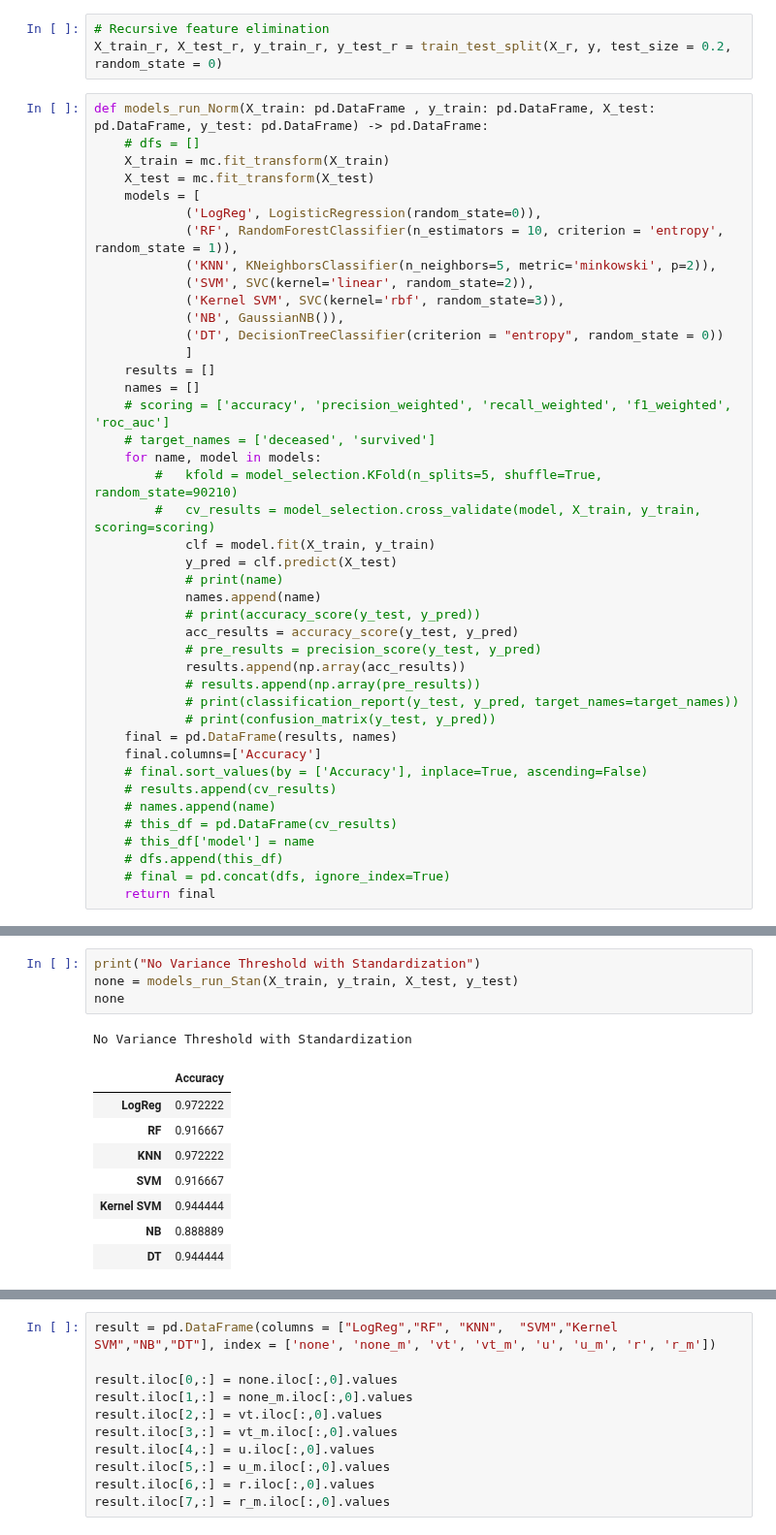
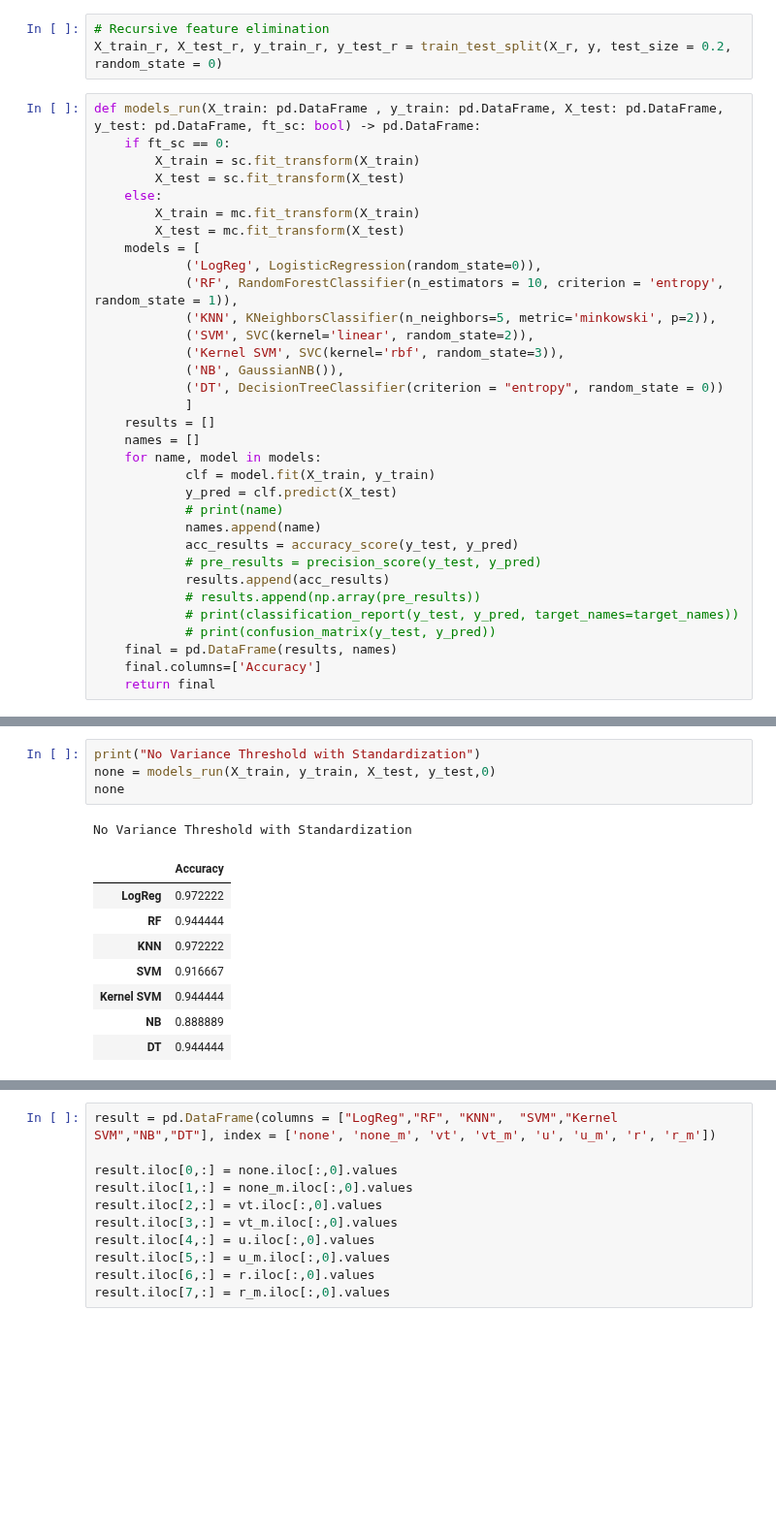
Before and after one commit to omgitsmj24/BOOT_AI_INTERN, a Jupyter notebook: Data Preprocessing/Week2/wine.ipynb, the cells around one changed output, grey strips where cells are left out. Shown at 97% size. Saved outputs shown, nothing was run; the diff lists cells and outputs as text; blank space fills up the shorter version.

Commit message:
some regression model and add a parameter to model_run function and visualize rfecv

```diff
--- a/Data Preprocessing/Week2/wine.ipynb
+++ b/Data Preprocessing/Week2/wine.ipynb
@@ -218,10 +244,13 @@ X_train, X_test, y_train, y_test = train_test_split(X, y, test_size = 0.2, rando
 # Recursive feature elimination
 X_train_r, X_test_r, y_train_r, y_test_r = train_test_split(X_r, y, test_size = 0.2, random_state = 0)
 # %%
-def models_run_Norm(X_train: pd.DataFrame , y_train: pd.DataFrame, X_test: pd.DataFrame, y_test: pd.DataFrame) -> pd.DataFrame:
-    # dfs = []
-    X_train = mc.fit_transform(X_train)
-    X_test = mc.fit_transform(X_test)
+def models_run(X_train: pd.DataFrame , y_train: pd.DataFrame, X_test: pd.DataFrame, y_test: pd.DataFrame, ft_sc: bool) -> pd.DataFrame:
+    if ft_sc == 0:
+        X_train = sc.fit_transform(X_train)
+        X_test = sc.fit_transform(X_test)
+    else:
+        X_train = mc.fit_transform(X_train)
+        X_test = mc.fit_transform(X_test)
     models = [
             ('LogReg', LogisticRegression(random_state=0)),
             ('RF', RandomForestClassifier(n_estimators = 10, criterion = 'entropy', random_state = 1)),
@@ -233,29 +262,17 @@ def models_run_Norm(X_train: pd.DataFrame , y_train: pd.DataFrame, X_test: pd.Da
             ]
     results = []
     names = []
-    # scoring = ['accuracy', 'precision_weighted', 'recall_weighted', 'f1_weighted', 'roc_auc']
-    # target_names = ['deceased', 'survived']
     for name, model in models:
-        #   kfold = model_selection.KFold(n_splits=5, shuffle=True, random_state=90210)
-        #   cv_results = model_selection.cross_validate(model, X_train, y_train, scoring=scoring)
             clf = model.fit(X_train, y_train)
             y_pred = clf.predict(X_test)
             # print(name)
             names.append(name)
-            # print(accuracy_score(y_test, y_pred))
             acc_results = accuracy_score(y_test, y_pred)
             # pre_results = precision_score(y_test, y_pred)
-            results.append(np.array(acc_results))
+            results.append(acc_results)
             # results.append(np.array(pre_results))
             # print(classification_report(y_test, y_pred, target_names=target_names))
             # print(confusion_matrix(y_test, y_pred))
     final = pd.DataFrame(results, names)
     final.columns=['Accuracy']
-    # final.sort_values(by = ['Accuracy'], inplace=True, ascending=False)
-    # results.append(cv_results)
-    # names.append(name)
-    # this_df = pd.DataFrame(cv_results)
-    # this_df['model'] = name
-    # dfs.append(this_df)
-    # final = pd.concat(dfs, ignore_index=True)
     return final
@@ -304,12 +279,12 @@ def models_run_Stan(X_train: pd.DataFrame , y_train: pd.DataFrame, X_test: pd.Da
 # %%
 print("No Variance Threshold with Standardization")
-none = models_run_Stan(X_train, y_train, X_test, y_test)
+none = models_run(X_train, y_train, X_test, y_test,0)
 none
 # %% [output]
 No Variance Threshold with Standardization
 |  | Accuracy |
 | LogReg | 0.972222 |
-| RF | 0.916667 |
+| RF | 0.944444 |
 | KNN | 0.972222 |
 | SVM | 0.916667 |
 | Kernel SVM | 0.944444 |
```
Also changed, not shown: parts of 11 cells of this notebook.
